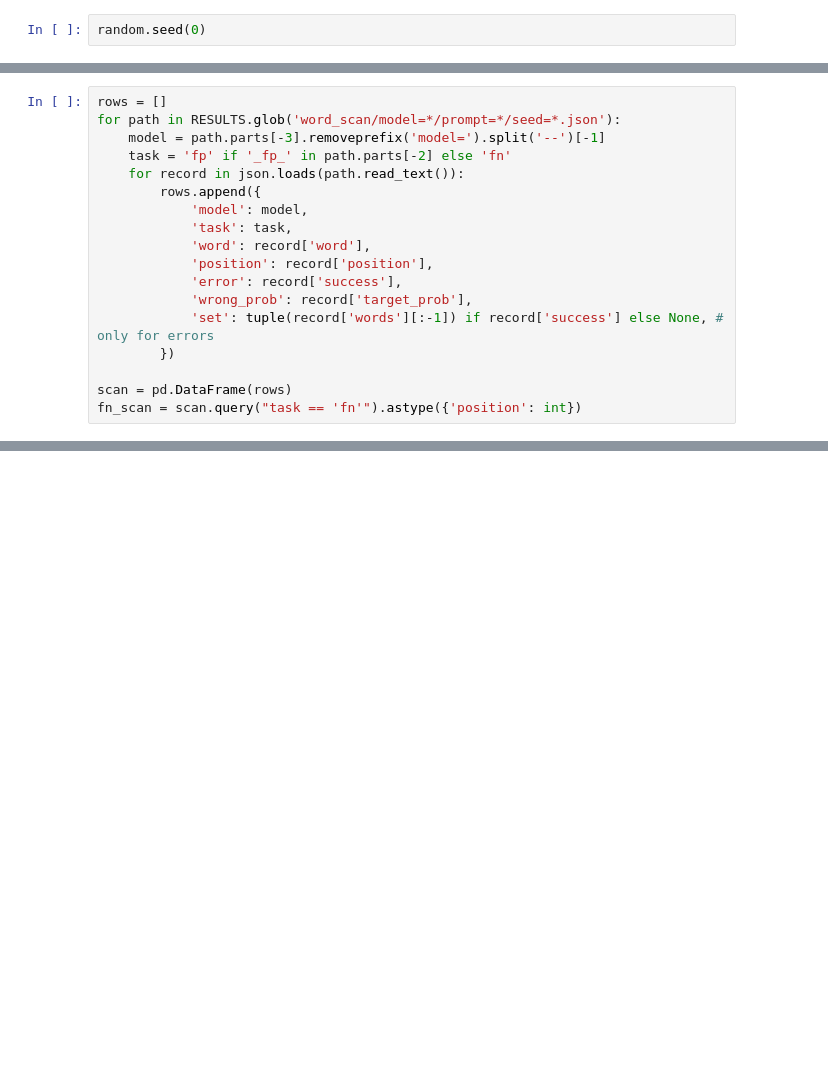
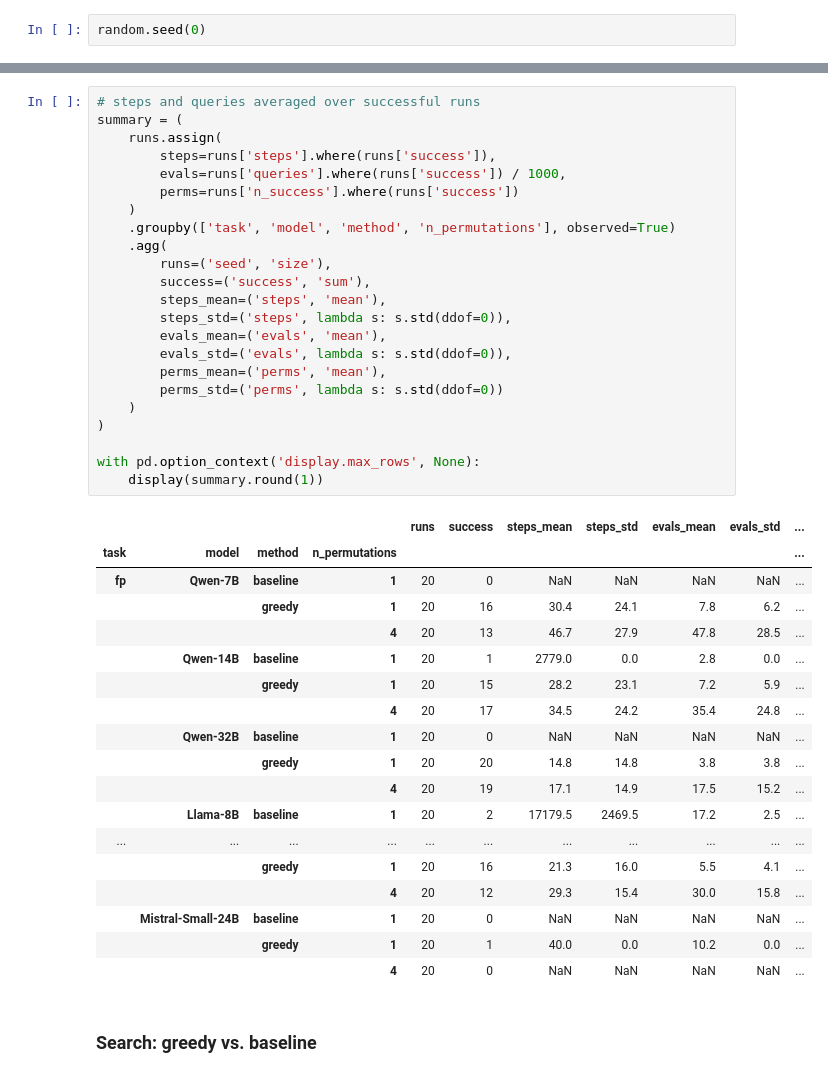
Before and after one commit to szegedai/advtemplate, a Jupyter notebook: notebooks/explore.ipynb, the cells around one changed output, grey strips where cells are left out. Saved outputs shown, nothing was run; the diff lists cells and outputs as text; blank space fills up the shorter version.

```diff
--- a/notebooks/explore.ipynb
+++ b/notebooks/explore.ipynb
@@ -348,18 +34,0 @@ for task in ['fp', 'fn']:
-# %%
-rows = []
-for path in RESULTS.glob('word_scan/model=*/prompt=*/seed=*.json'):
-    model = path.parts[-3].removeprefix('model=').split('--')[-1]
-    task = 'fp' if '_fp_' in path.parts[-2] else 'fn'
-    for record in json.loads(path.read_text()):
-        rows.append({
-            'model': model,
-            'task': task,
-            'word': record['word'],
-            'position': record['position'],
-            'error': record['success'],
-            'wrong_prob': record['target_prob'],
-            'set': tuple(record['words'][:-1]) if record['success'] else None, # only for errors
-        })
-
-scan = pd.DataFrame(rows)
-fn_scan = scan.query("task == 'fn'").astype({'position': int})
@@ -446,0 +73,44 @@ display(corr.style.background_gradient(vmin=0, vmax=1).format(precision=2))
+# %%
+# steps and queries averaged over successful runs
+summary = (
+    runs.assign(
+        steps=runs['steps'].where(runs['success']),
+        evals=runs['queries'].where(runs['success']) / 1000,
+        perms=runs['n_success'].where(runs['success'])
+    )
+    .groupby(['task', 'model', 'method', 'n_permutations'], observed=True)
+    .agg(
+        runs=('seed', 'size'),
+        success=('success', 'sum'),
+        steps_mean=('steps', 'mean'),
+        steps_std=('steps', lambda s: s.std(ddof=0)),
+        evals_mean=('evals', 'mean'),
+        evals_std=('evals', lambda s: s.std(ddof=0)),
+        perms_mean=('perms', 'mean'),
+        perms_std=('perms', lambda s: s.std(ddof=0))
+    )
+)
+
+with pd.option_context('display.max_rows', None):
+    display(summary.round(1))
+# %% [output]
+|  |  |  |  | runs | success | steps_mean | steps_std | evals_mean | evals_std | ... |
+| task | model | method | n_permutations |  |  |  |  |  |  | ... |
+| fp | Qwen-7B | baseline | 1 | 20 | 0 | NaN | NaN | NaN | NaN | ... |
+|  |  | greedy | 1 | 20 | 16 | 30.4 | 24.1 | 7.8 | 6.2 | ... |
+|  |  |  | 4 | 20 | 13 | 46.7 | 27.9 | 47.8 | 28.5 | ... |
+|  | Qwen-14B | baseline | 1 | 20 | 1 | 2779.0 | 0.0 | 2.8 | 0.0 | ... |
+|  |  | greedy | 1 | 20 | 15 | 28.2 | 23.1 | 7.2 | 5.9 | ... |
+|  |  |  | 4 | 20 | 17 | 34.5 | 24.2 | 35.4 | 24.8 | ... |
+|  | Qwen-32B | baseline | 1 | 20 | 0 | NaN | NaN | NaN | NaN | ... |
+|  |  | greedy | 1 | 20 | 20 | 14.8 | 14.8 | 3.8 | 3.8 | ... |
+|  |  |  | 4 | 20 | 19 | 17.1 | 14.9 | 17.5 | 15.2 | ... |
+|  | Llama-8B | baseline | 1 | 20 | 2 | 17179.5 | 2469.5 | 17.2 | 2.5 | ... |
+| ... | ... | ... | ... | ... | ... | ... | ... | ... | ... | ... |
+|  |  | greedy | 1 | 20 | 16 | 21.3 | 16.0 | 5.5 | 4.1 | ... |
+|  |  |  | 4 | 20 | 12 | 29.3 | 15.4 | 30.0 | 15.8 | ... |
+|  | Mistral-Small-24B | baseline | 1 | 20 | 0 | NaN | NaN | NaN | NaN | ... |
+|  |  | greedy | 1 | 20 | 1 | 40.0 | 0.0 | 10.2 | 0.0 | ... |
+|  |  |  | 4 | 20 | 0 | NaN | NaN | NaN | NaN | ... |
+# %% [markdown]
+### Search: greedy vs. baseline
```
Also changed, not shown: parts of 54 cells of this notebook, 5 other files.
